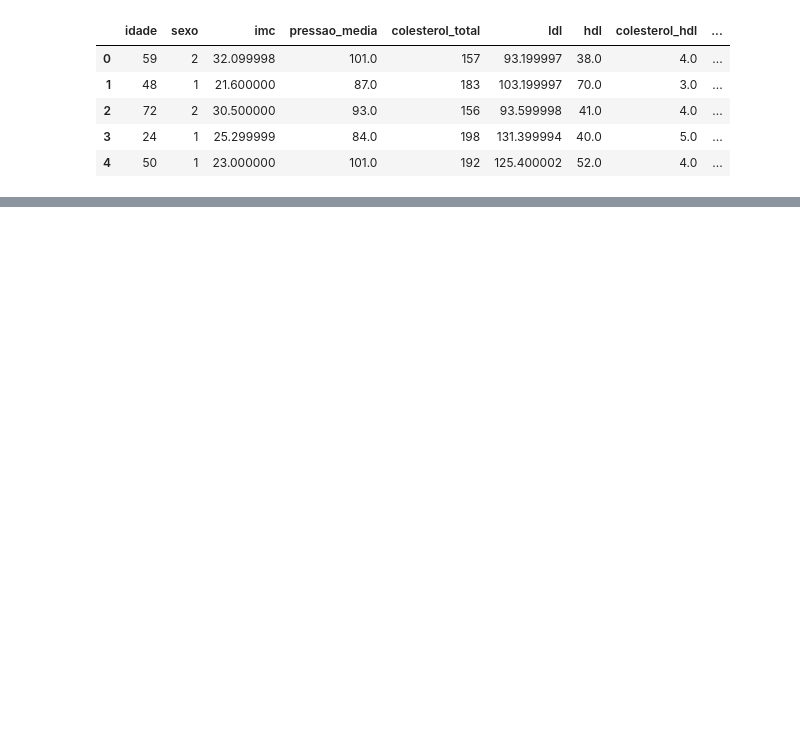
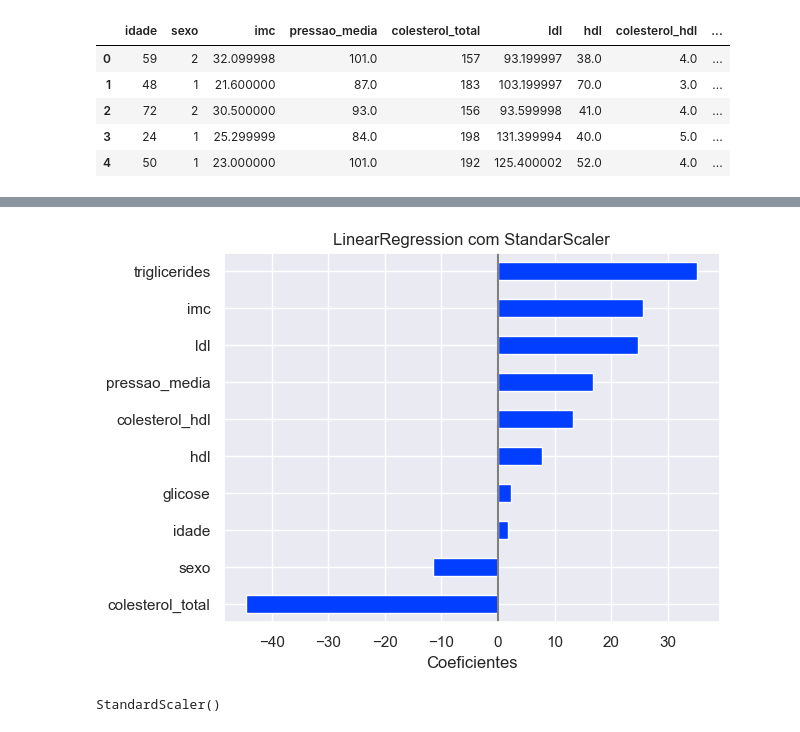
Before and after one commit to stephanyresque/Projeto_diabetes, a Jupyter notebook: notebooks/pipeline.ipynb, the cells around one changed output, grey strips where cells are left out. Saved outputs shown, nothing was run; the diff lists cells and outputs as text; code cells hidden in the pictures; blank space fills up the shorter version.

```diff
--- a/notebooks/pipeline.ipynb
+++ b/notebooks/pipeline.ipynb
@@ -24,3 +34,16 @@ df.head()
 # %%
 X = df.drop(columns='target')
 y= df['target']
+# %%
+X_train, X_test, y_train, y_test = train_test_split(
+    X, y, test_size=0.2, random_state=RANDOM_STATE
+)
+
+pipeline = Pipeline(
+    [
+        ('scaler', StandardScaler()),
+        ('reg', LinearRegression())
+    ]
+)
+# %%
+pipeline.fit(X_train, y_train)
@@ -26,0 +66,7 @@ y= df['target']
+# %%
+coefs = dataframe_coeficientes(
+    pipeline['reg'].coef_,
+    X.columns
+)
+
+coefs
@@ -26,0 +85,8 @@ y= df['target']
+# %%
+plot_coeficientes(coefs, 'LinearRegression com StandarScaler')
+# %% [output]
+[figure, added]
+# %%
+pipeline['scaler']
+# %% [output]
+StandardScaler()
```
Also changed, not shown: parts of 16 cells of this notebook.
